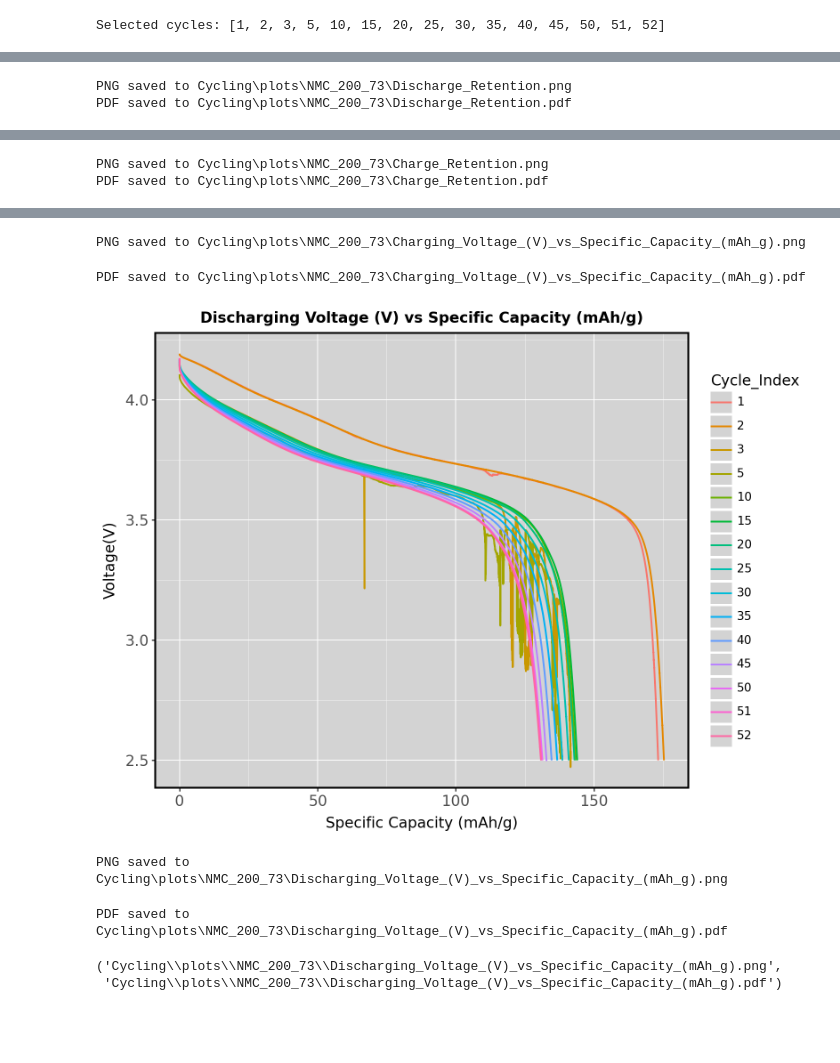
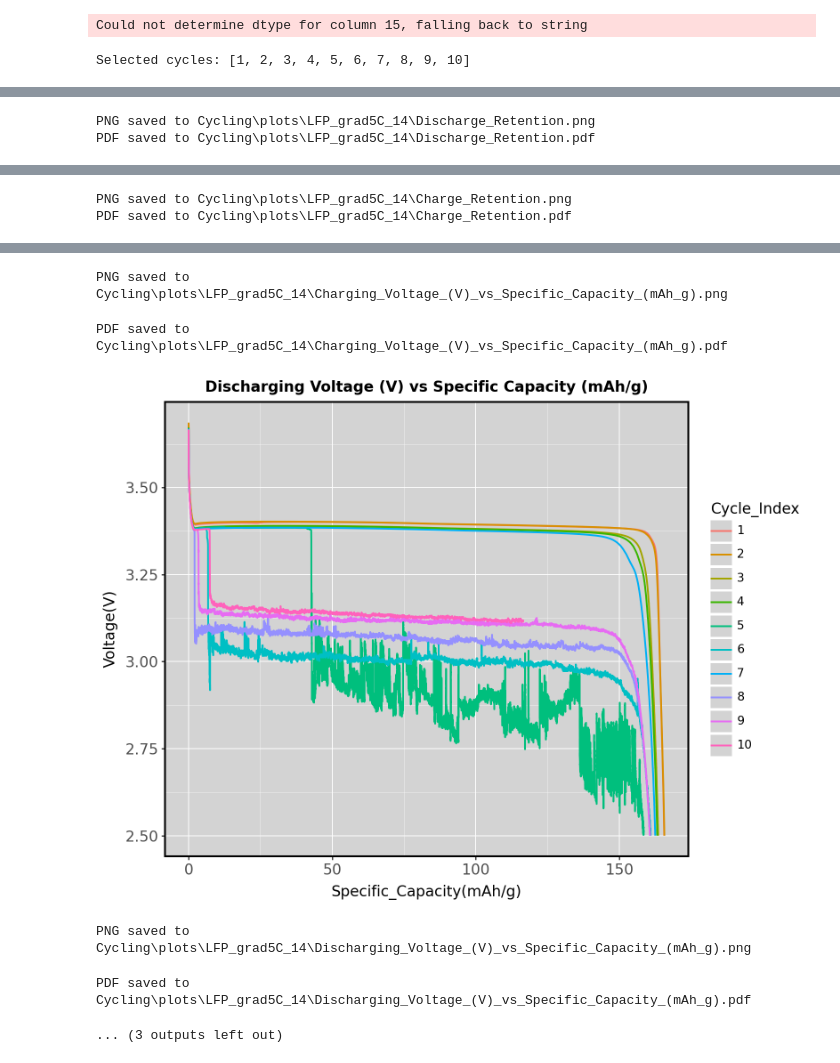
Before and after one commit to royce-cdt/meizeddin_PhD_code, a Jupyter notebook: Cycling/plot9_cycle.ipynb, the cells around one changed output, grey strips where cells are left out. Cells and saved outputs as stored; diff of their text form; code cells hidden in the pictures; blank space fills up the shorter version.

Commit message:
Multiple Edits and additions, feature to draw dQ/dV vs Voltage, and more automation

```diff
--- a/Cycling/plot9_cycle.ipynb
+++ b/Cycling/plot9_cycle.ipynb
@@ -38,10 +38,17 @@ def load_file(file_name: str, sheet_name= None) -> pl.DataFrame:
     if not path.exists():
         raise FileNotFoundError(f'File not found: {file_path}')
     # Let pandas choose a working engine (openpyxl, xlrd, etc.). If your environment requires a specific engine, pass it here.
-    return pl.read_excel(path, sheet_name=sheet_name, engine="calamine")
+    df = pl.read_excel(path, sheet_name=sheet_name, engine="calamine")
+    df.columns = [
+    c.strip()
+    .replace(" (", "(")   # <--- Removes space before (
+    .replace(" ", "_")    # <--- Turns remaining spaces to underscores
+    for c in df.columns
+    ]
+    return df
 # %%
 # Example:
-df = load_file("Moha_NMC_200_73_Channel_12_Wb_1.xlsx", "Channel-12_1")
+df = load_file("LFP/LFP_2nd_Test/moha_LFP_grad5C_14mg_Channel_6_Wb_1.xlsx", "Channel-6_1")
 df.head()
 # %% [output]
 Could not determine dtype for column 15, falling back to string
@@ -78,7 +151,7 @@ def plotnine_ploting(
     df: pl.DataFrame,
     multiple_graphs: bool = True,
     show_legend: bool = True,
-    points_and_lines: int = 1,
+    points_and_lines: int = 0,
     column_filter: Optional[str] = 'Cycle_Index',
     column_x: str = 'Cycle_Index',
     column_y: str = 'Specific Capacity (mAh/g)',
@@ -122,7 +195,7 @@ def plotnine_ploting(
     # Define layers
     layers = []
     if points_and_lines in [0, 2]:
-        layers.append(geom_line(size=0.8))  # Slightly thicker line for publications
+        layers.append(geom_path(size=0.8))  # Slightly thicker line for publications
     if points_and_lines in [1, 2]:
         layers.append(geom_point(data=point_df, size=4, stroke=0.5))  # Larger points for visibility
     for layer in layers:
@@ -176,39 +249,49 @@ def build_selected_cycles(df: pl.DataFrame, start: Tuple[int, int], mid: int, en
     cycles = sorted(df['Cycle_Index'].unique())
     return sorted(set(cycles[start[0]:start[1]] + [c for c in cycles if c % mid == 0] + cycles[end[0]:end[1]]))
 # %%
-#df = load_file(r'C:/Users/MTP24ME/Documents/CODE_PHD/meizeddin_PhD_code/Cycling/Data/Moha_NMC_200_73_Channel_12_Wb_1.xlsx', 'Channel-12_1')
-selected_cycles = build_selected_cycles(df, start=(0, 3), mid=5, end=(-3, -1))
+df = load_file("LFP/LFP_2nd_Test/moha_LFP_grad5C_14mg_Channel_6_Wb_1.xlsx", "Channel-6_1")
+df = edit_excel(0.009988, df, export_excel=False)
+df_spec_dQdV = spec_dQdV_df(df, [[1,2,3,4],[2,3,6,7]])
+
+selected_cycles = build_selected_cycles(df, start=(0, 3), mid=1, end=(-3, -1))
 print('Selected cycles:', selected_cycles)
 
 # 1. Discharge retention (example)
-filtered_df = filtering(df, ['Step_Index', 'Voltage(V)', 'Cycle_Index'], [[3, 7], [2.5], selected_cycles])
+filtered_df = filtering(df, ['Step_Index', 'Voltage(V)', 'Cycle_Index'], [[3, 7], (2.49, 2.51), selected_cycles])
 plotnine_ploting(filtered_df, multiple_graphs=True, show_legend=True,
                  points_and_lines=1, column_filter='Cycle_Index',
-                 column_x='Cycle_Index', column_y='Specific Capacity (mAh/g)',
-                 plot_title='Discharge Retention', folder_name='NMC_200_73',
+                 column_x='Cycle_Index', column_y='Specific_Capacity(mAh/g)',
+                 plot_title='Discharge Retention', folder_name='LFP_grad5C_14',
                  markevery=20, save_base='Cycling/plots', overwrite=True)
 
 # 2. Charge retention (example)
-filtered_df = filtering(df, ['Step_Index', 'Voltage(V)', 'Cycle_Index'], [[2, 6], [4.2], selected_cycles])
+filtered_df = filtering(df, ['Step_Index', 'Voltage(V)', 'Cycle_Index'], [[2, 6], (3.69, 3.71), selected_cycles])
 plotnine_ploting(filtered_df, multiple_graphs=True, show_legend=True,
                  points_and_lines=1, column_filter='Cycle_Index',
-                 column_x='Cycle_Index', column_y='Specific Capacity (mAh/g)',
-                 plot_title='Charge Retention', folder_name='NMC_200_73',
+                 column_x='Cycle_Index', column_y='Specific_Capacity(mAh/g)',
+                 plot_title='Charge Retention', folder_name='LFP_grad5C_14',
                  markevery=20,save_base='Cycling/plots', overwrite=True)
 # 3. Charging Voltage vs Specific Capacity
 filtered_df = filtering(df, ['Step_Index', 'Cycle_Index'], [[2, 6], selected_cycles])
 plotnine_ploting(filtered_df, multiple_graphs=True, show_legend=True,
                  points_and_lines=0, column_filter='Cycle_Index',
-                 column_x='Specific Capacity (mAh/g)', column_y='Voltage(V)',
-                 plot_title='Charging Voltage (V) vs Specific Capacity (mAh/g)',
-                 folder_name='NMC_200_73', markevery=20, save_base='Cycling/plots', overwrite=True)
+                 column_x='Specific_Capacity(mAh/g)', column_y='Voltage(V)',
+                 plot_title='Charging Voltage (V) vs Specific Capacity (mAh/g)', folder_name='LFP_grad5C_14',
+                 markevery=20, save_base='Cycling/plots', overwrite=True)
 
 # 4. Discharging Voltage vs Specific Capacity
 filtered_df = filtering(df, ['Step_Index', 'Cycle_Index'], [[3, 7], selected_cycles])
 plotnine_ploting(filtered_df, multiple_graphs=True, show_legend=True,
                  points_and_lines=0, column_filter='Cycle_Index',
-                 column_x='Specific Capacity (mAh/g)', column_y='Voltage(V)',
-                 plot_title='Discharging Voltage (V) vs Specific Capacity (mAh/g)',
-                 folder_name='NMC_200_73', markevery=20, save_base='Cycling/plots', overwrite=True)
+                 column_x='Specific_Capacity(mAh/g)', column_y='Voltage(V)',
+                 plot_title='Discharging Voltage (V) vs Specific Capacity (mAh/g)', folder_name='LFP_grad5C_14',
+                 markevery=20, save_base='Cycling/plots', overwrite=True)
+
+plotnine_ploting(df_spec_dQdV, multiple_graphs=True, show_legend=True,
+                 points_and_lines=0, column_filter='Cycle_Index',
+                 column_x='Voltage(V)', column_y='dQ/dV(Ah/V)',
+                 plot_title='Voltage (V) vs Specific dQ/dV', folder_name='LFP_grad5C_14',
+                 markevery=20, save_base='Cycling/plots', overwrite=True)
 # %% [output]
-Selected cycles: [1, 2, 3, 5, 10, 15, 20, 25, 30, 35, 40, 45, 50, 51, 52]
+Could not determine dtype for column 15, falling back to string
+Selected cycles: [1, 2, 3, 4, 5, 6, 7, 8, 9, 10]
@@ -216,2 +299,2 @@ Selected cycles: [1, 2, 3, 5, 10, 15, 20, 25, 30, 35, 40, 45, 50, 51, 52]
-PNG saved to Cycling\plots\NMC_200_73\Discharge_Retention.png
-PDF saved to Cycling\plots\NMC_200_73\Discharge_Retention.pdf
+PNG saved to Cycling\plots\LFP_grad5C_14\Discharge_Retention.png
+PDF saved to Cycling\plots\LFP_grad5C_14\Discharge_Retention.pdf
@@ -219,2 +302,2 @@ PDF saved to Cycling\plots\NMC_200_73\Discharge_Retention.pdf
-PNG saved to Cycling\plots\NMC_200_73\Charge_Retention.png
-PDF saved to Cycling\plots\NMC_200_73\Charge_Retention.pdf
+PNG saved to Cycling\plots\LFP_grad5C_14\Charge_Retention.png
+PDF saved to Cycling\plots\LFP_grad5C_14\Charge_Retention.pdf
@@ -222,7 +305,6 @@ PDF saved to Cycling\plots\NMC_200_73\Charge_Retention.pdf
-PNG saved to Cycling\plots\NMC_200_73\Charging_Voltage_(V)_vs_Specific_Capacity_(mAh_g).png
-PDF saved to Cycling\plots\NMC_200_73\Charging_Voltage_(V)_vs_Specific_Capacity_(mAh_g).pdf
+PNG saved to Cycling\plots\LFP_grad5C_14\Charging_Voltage_(V)_vs_Specific_Capacity_(mAh_g).png
+PDF saved to Cycling\plots\LFP_grad5C_14\Charging_Voltage_(V)_vs_Specific_Capacity_(mAh_g).pdf
-[figure, old version]
+[figure, new version]
-PNG saved to Cycling\plots\NMC_200_73\Discharging_Voltage_(V)_vs_Specific_Capacity_(mAh_g).png
-PDF saved to Cycling\plots\NMC_200_73\Discharging_Voltage_(V)_vs_Specific_Capacity_(mAh_g).pdf
+PNG saved to Cycling\plots\LFP_grad5C_14\Discharging_Voltage_(V)_vs_Specific_Capacity_(mAh_g).png
-('Cycling\\plots\\NMC_200_73\\Discharging_Voltage_(V)_vs_Specific_Capacity_(mAh_g).png',
- 'Cycling\\plots\\NMC_200_73\\Discharging_Voltage_(V)_vs_Specific_Capacity_(mAh_g).pdf')
+PDF saved to Cycling\plots\LFP_grad5C_14\Discharging_Voltage_(V)_vs_Specific_Capacity_(mAh_g).pdf
+... (3 outputs left out)
```
Also changed, not shown: parts of 7 cells of this notebook, 1 other file.
